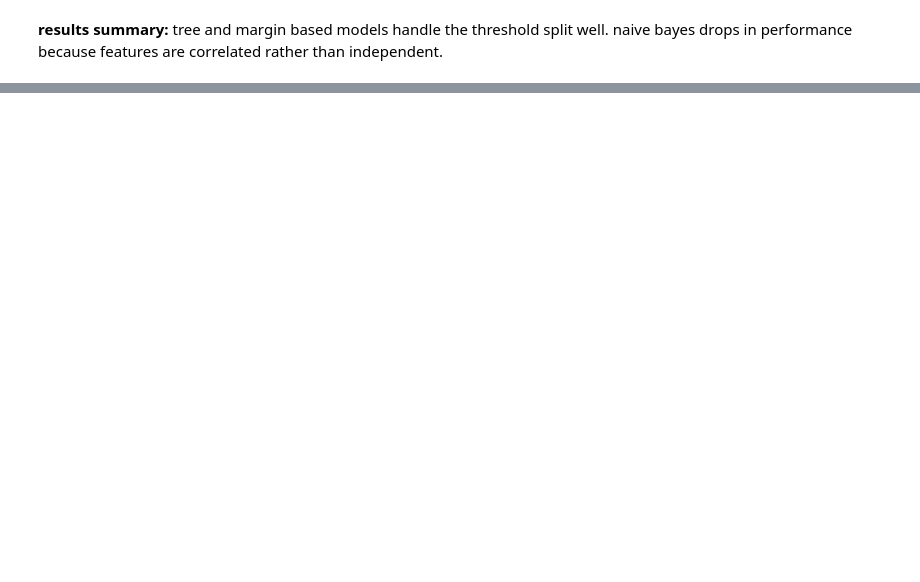
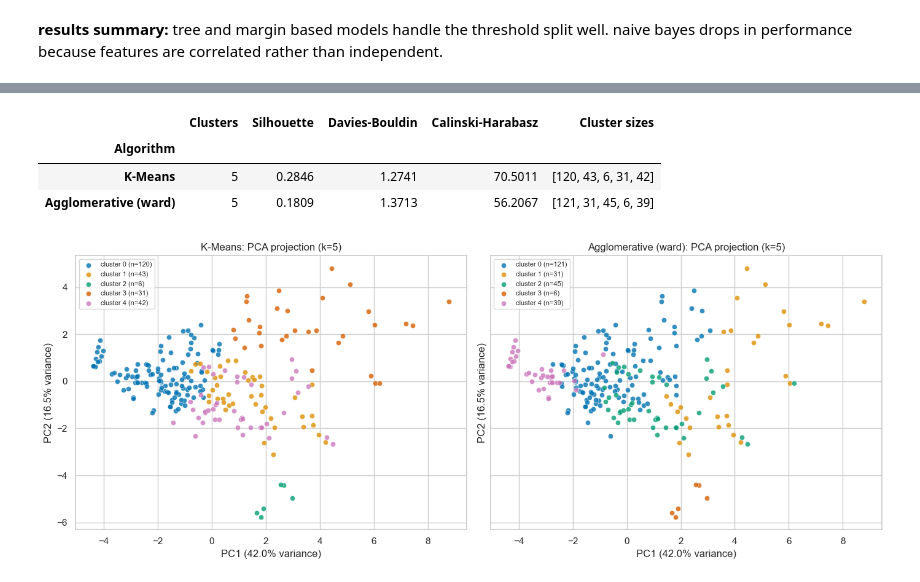
Before and after one commit to santh-cpu/ml-capstone, a Jupyter notebook: tildaw-final.ipynb, the cells around one changed output, grey strips where cells are left out. Saved outputs shown, nothing was run; the diff lists cells and outputs as text; code cells hidden in the pictures; blank space fills up the shorter version.

```diff
--- a/tildaw-final.ipynb
+++ b/tildaw-final.ipynb
@@ -503,0 +1015,11 @@ for name, info in poke_cls_results.items():
+# %%
+link_rows = []
+for m in linkages:
+    lab = AgglomerativeClustering(n_clusters=K_CHOSEN, linkage=m).fit_predict(X_scaled)
+    link_rows.append({"Linkage": m, **cluster_metrics(X_scaled, lab),
+                      "Cluster sizes": str(np.bincount(lab).tolist())})
+display(pd.DataFrame(link_rows).set_index("Linkage").round(3))
+
+HIER_LINKAGE = "ward"    # pick using the table above and justify it below
+agg_labels = AgglomerativeClustering(n_clusters=K_CHOSEN, linkage=HIER_LINKAGE).fit_predict(X_scaled)
+print("linkage used:", HIER_LINKAGE)
@@ -503,0 +1034,23 @@ for name, info in poke_cls_results.items():
+# %%
+results = {"K-Means": km_labels, f"Agglomerative ({HIER_LINKAGE})": agg_labels}
+
+eval_df = pd.DataFrame([{"Algorithm": name, "Clusters": len(set(lab)),
+                         **cluster_metrics(X_scaled, lab),
+                         "Cluster sizes": str(np.bincount(lab).tolist())}
+                        for name, lab in results.items()]).set_index("Algorithm")
+display(eval_df.round(4))
+# %% [output]
+|  | Clusters | Silhouette | Davies-Bouldin | Calinski-Harabasz | Cluster sizes |
+| Algorithm |  |  |  |  |  |
+| K-Means | 5 | 0.2846 | 1.2741 | 70.5011 | [120, 43, 6, 31, 42] |
+| Agglomerative (ward) | 5 | 0.1809 | 1.3713 | 56.2067 | [121, 31, 45, 6, 39] |
+# %%
+# PCA 2D scatter for every algorithm
+fig, axes = plt.subplots(1, len(results), figsize=(7 * len(results), 5.5), sharex=True, sharey=True)
+for ax, (name, lab) in zip(axes, results.items()):
+    plot_clusters(ax, X_pca, lab, f"{name}: PCA projection (k={K_CHOSEN})",
+                  f"PC1 ({evr[0]:.1%} variance)", f"PC2 ({evr[1]:.1%} variance)")
+plt.tight_layout()
+plt.show()
+# %% [output]
+[figure, added]
```
Also changed, not shown: parts of 37 cells of this notebook.
